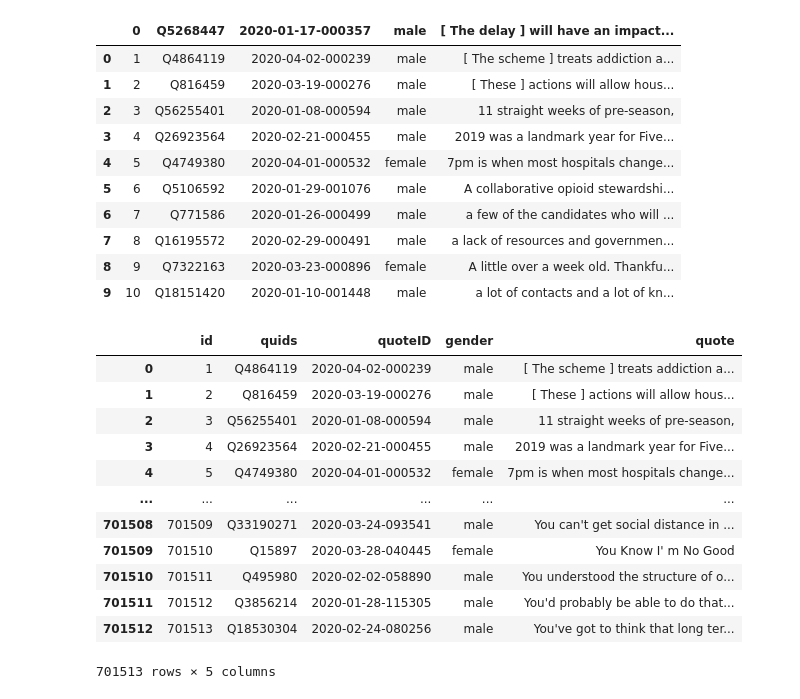
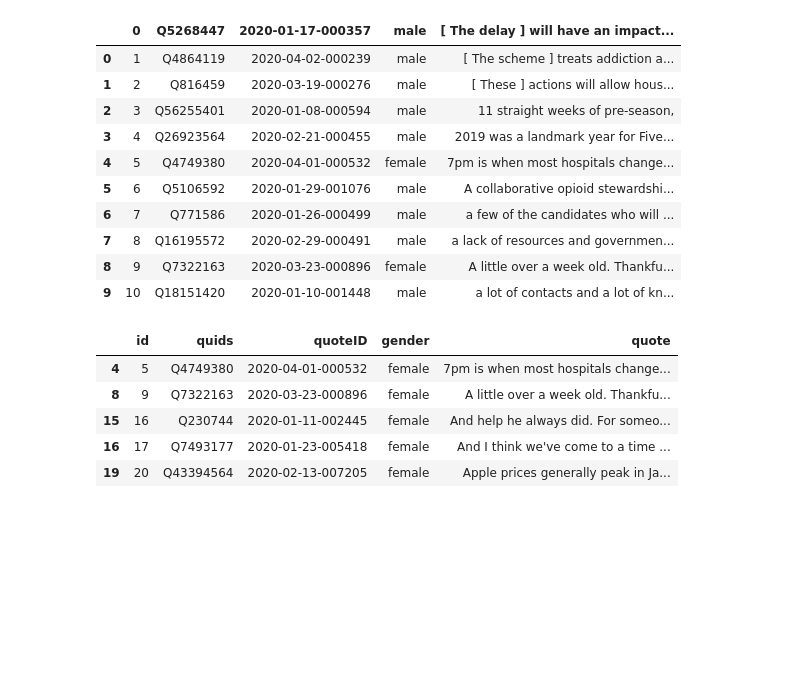
Before and after one commit to epfl-ada/ada-2021-project-allg, a Jupyter notebook: Quotes processing.ipynb, the cells around one changed output. Cells and saved outputs as stored; diff of their text form; code cells hidden in the pictures; blank space fills up the shorter version.

```diff
--- a/Quotes processing.ipynb
+++ b/Quotes processing.ipynb
@@ -65,19 +62,3 @@ df.head(10)
 | 9 | 10 | Q18151420 | 2020-01-10-001448 | male | a lot of contacts and a lot of kn... |
 # %%
 df.columns = ['id','quids', 'quoteID', 'gender', 'quote']
-# %%
-df
-# %% [output]
-|  | id | quids | quoteID | gender | quote |
-| 0 | 1 | Q4864119 | 2020-04-02-000239 | male | [ The scheme ] treats addiction a... |
-| 1 | 2 | Q816459 | 2020-03-19-000276 | male | [ These ] actions will allow hous... |
-| 2 | 3 | Q56255401 | 2020-01-08-000594 | male | 11 straight weeks of pre-season, |
-| 3 | 4 | Q26923564 | 2020-02-21-000455 | male | 2019 was a landmark year for Five... |
-| 4 | 5 | Q4749380 | 2020-04-01-000532 | female | 7pm is when most hospitals change... |
-| ... | ... | ... | ... | ... | ... |
-| 701508 | 701509 | Q33190271 | 2020-03-24-093541 | male | You can't get social distance in ... |
-| 701509 | 701510 | Q15897 | 2020-03-28-040445 | female | You Know I' m No Good |
-| 701510 | 701511 | Q495980 | 2020-02-02-058890 | male | You understood the structure of o... |
-| 701511 | 701512 | Q3856214 | 2020-01-28-115305 | male | You'd probably be able to do that... |
-| 701512 | 701513 | Q18530304 | 2020-02-24-080256 | male | You've got to think that long ter... |
-701513 rows × 5 columns
@@ -84,3 +67,12 @@ df
+# %%
+women.head()
+# %% [output]
+|  | id | quids | quoteID | gender | quote |
+| 4 | 5 | Q4749380 | 2020-04-01-000532 | female | 7pm is when most hospitals change... |
+| 8 | 9 | Q7322163 | 2020-03-23-000896 | female | A little over a week old. Thankfu... |
+| 15 | 16 | Q230744 | 2020-01-11-002445 | female | And help he always did. For someo... |
+| 16 | 17 | Q7493177 | 2020-01-23-005418 | female | And I think we've come to a time ... |
+| 19 | 20 | Q43394564 | 2020-02-13-007205 | female | Apple prices generally peak in Ja... |
 # %%
 nlp = spacy.load('en_core_web_sm')
 # %%
```
Also changed, not shown: parts of 23 cells of this notebook.
